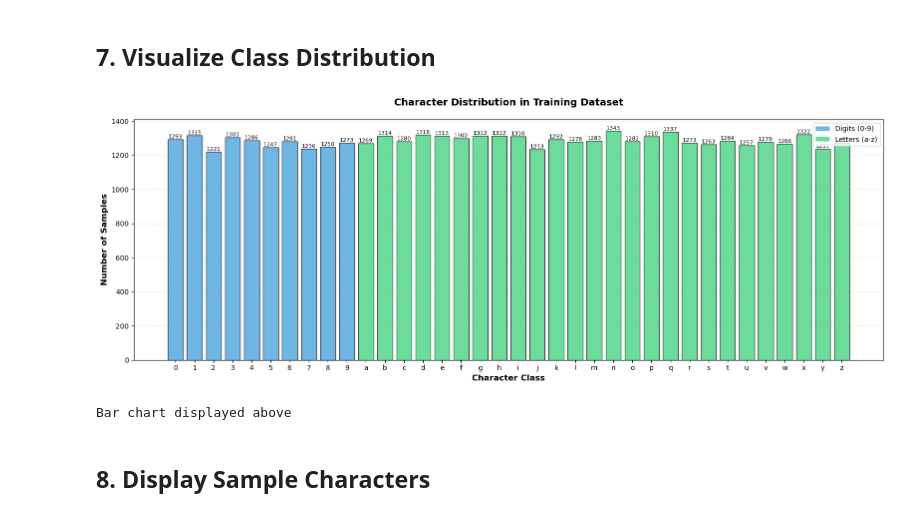
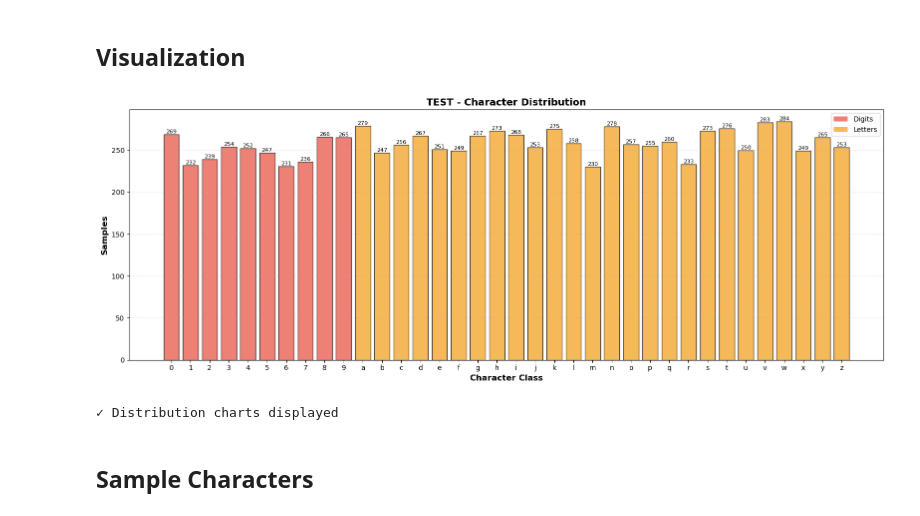
Before and after one commit to qitu1/Captcha-Recognition-System, a Jupyter notebook: src/extract_and_normalize.ipynb, the cells around one changed output. Drawn from its saved outputs; the diff is of its cells as text; code cells hidden in the pictures.

```diff
--- a/src/extract_and_normalize.ipynb
+++ b/src/extract_and_normalize.ipynb
@@ -314,44 +291,47 @@ Digits (0-9):
 # %% [markdown]
-## 7. Visualize Class Distribution
+## Visualization
 # %%
-# Create bar chart
-fig, ax = plt.subplots(figsize=(16, 6))
+# Visualize character distribution for all datasets
+from matplotlib.patches import Patch
 
-chars = [c[0] for c in sorted_counts]
-counts = [c[1] for c in sorted_counts]
+n_datasets = len(results)
+fig, axes = plt.subplots(n_datasets, 1, figsize=(16, 6 * n_datasets))
+if n_datasets == 1:
+    axes = [axes]
 
-# Color digits differently from letters
-colors = ['#3498db'] * 10 + ['#2ecc71'] * 26
+colors_map = {'train': (['#3498db'] * 10 + ['#2ecc71'] * 26),
+              'test': (['#e74c3c'] * 10 + ['#f39c12'] * 26)}
 
-bars = ax.bar(chars, counts, color=colors, alpha=0.7, edgecolor='black')
+for idx, (name, res) in enumerate(results.items()):
+    ax = axes[idx]
+    sorted_counts = sorted(res['counters'].items(), key=lambda x: x[0])
+    chars = [c[0] for c in sorted_counts]
+    counts = [c[1] for c in sorted_counts]
+    colors = colors_map.get(name, ['#95a5a6'] * 36)
 
-# Add count labels on top of bars
-for bar, count in zip(bars, counts):
-    height = bar.get_height()
-    ax.text(bar.get_x() + bar.get_width()/2., height,
-            f'{int(count)}',
-            ha='center', va='bottom', fontsize=8)
+    bars = ax.bar(chars, counts, color=colors, alpha=0.7, edgecolor='black')
 
-ax.set_xlabel('Character Class', fontsize=12, fontweight='bold')
-ax.set_ylabel('Number of Samples', fontsize=12, fontweight='bold')
-ax.set_title('Character Distribution in Training Dataset', fontsize=14, fontweight='bold', pad=20)
-ax.grid(axis='y', alpha=0.3, linestyle='--')
+    for bar, count in zip(bars, counts):
+        if count > 0:
+            ax.text(bar.get_x() + bar.get_width()/2., bar.get_height(),
+                   f'{int(count)}', ha='center', va='bottom', fontsize=8)
 
-# Add legend
-from matplotlib.patches import Patch
-legend_elements = [
-    Patch(facecolor='#3498db', alpha=0.7, label='Digits (0-9)'),
-    Patch(facecolor='#2ecc71', alpha=0.7, label='Letters (a-z)')
-]
-ax.legend(handles=legend_elements, loc='upper right', fontsize=10)
+    ax.set_xlabel('Character Class', fontsize=12, fontweight='bold')
+    ax.set_ylabel('Samples', fontsize=12, fontweight='bold')
+    ax.set_title(f'{name.upper()} - Character Distribution', fontsize=14, fontweight='bold')
+    ax.grid(axis='y', alpha=0.3, linestyle='--')
+
+    legend_colors = ['#3498db', '#2ecc71'] if name == 'train' else ['#e74c3c', '#f39c12']
+    legend = [Patch(facecolor=legend_colors[0], alpha=0.7, label='Digits'),
+              Patch(facecolor=legend_colors[1], alpha=0.7, label='Letters')]
+    ax.legend(handles=legend, loc='upper right')
 
 plt.tight_layout()
 plt.show()
-
-print("\nBar chart displayed above")
+print("✓ Distribution charts displayed")
 # %% [output]
-[figure, old version]
+[figure, new version]
-Bar chart displayed above
+✓ Distribution charts displayed
 # %% [markdown]
-## 8. Display Sample Characters
+## Sample Characters
 # %%
```
Also changed, not shown: parts of 17 cells of this notebook, 2 other files.
